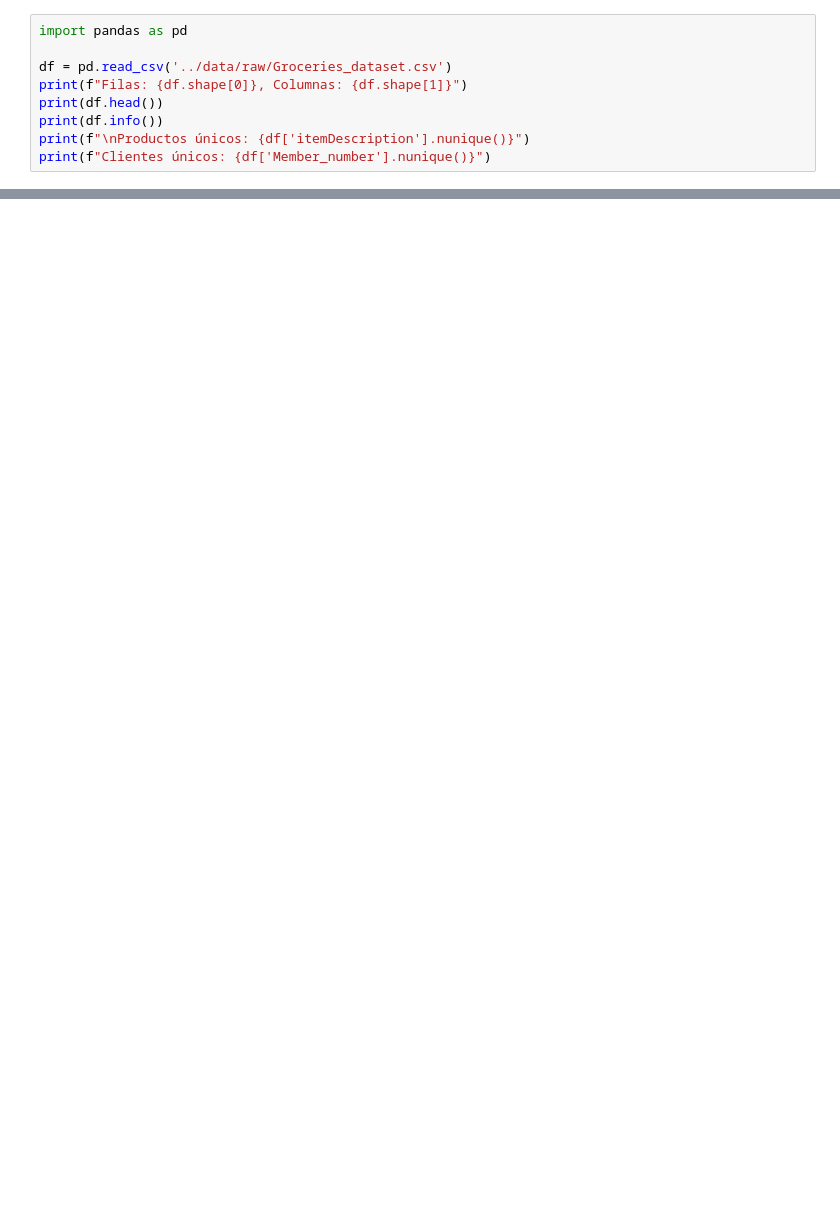
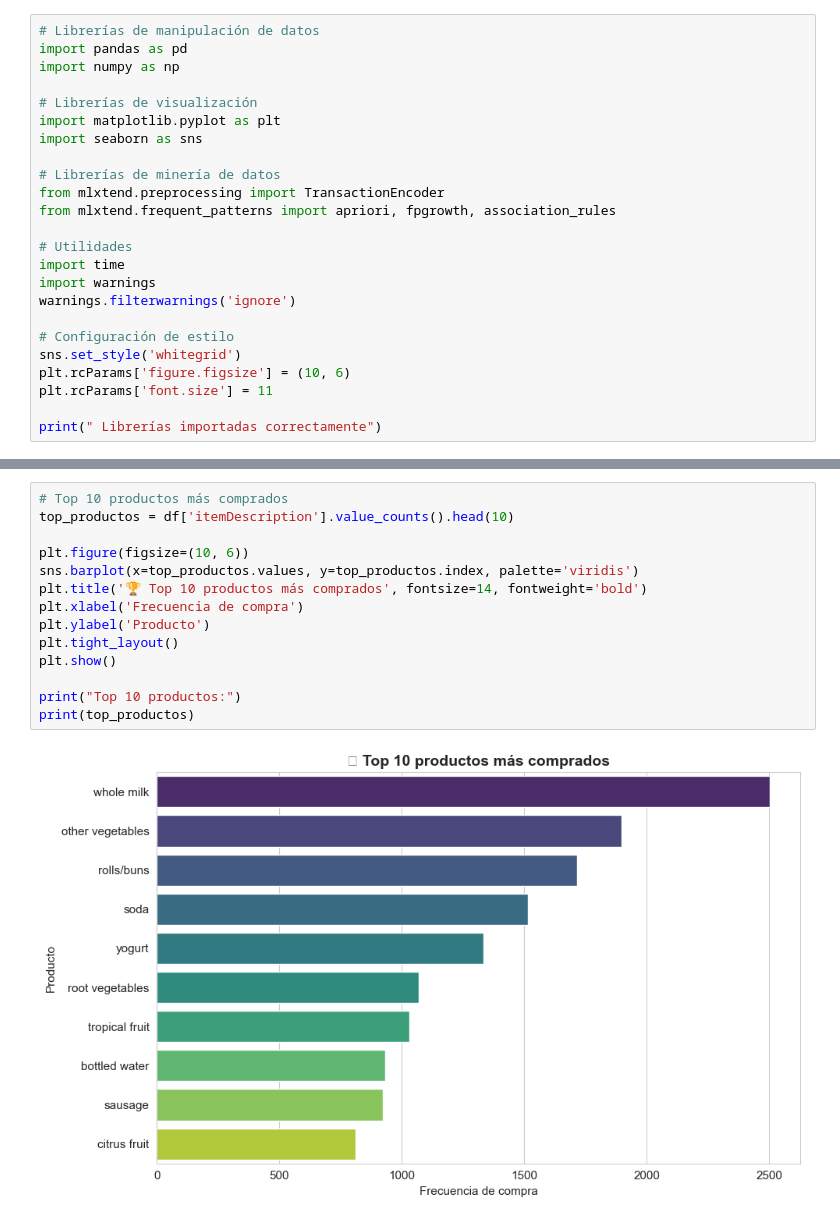
Before and after one commit to vanessabastidas03/market-basket-analysis, a Jupyter notebook: notebooks/exploratory_analysis.ipynb, the cells around one changed output, grey strips where cells are left out. Cells and saved outputs as stored; diff of their text form; blank space fills up the shorter version.

```diff
--- a/notebooks/exploratory_analysis.ipynb
+++ b/notebooks/exploratory_analysis.ipynb
@@ -13,10 +60,25 @@ En esta sección se carga el archivo `Groceries_dataset.csv` y se revisan sus pr
 # %%
+# Librerías de manipulación de datos
 import pandas as pd
+import numpy as np
 
-df = pd.read_csv('../data/raw/Groceries_dataset.csv')
-print(f"Filas: {df.shape[0]}, Columnas: {df.shape[1]}")
-print(df.head())
-print(df.info())
-print(f"\nProductos únicos: {df['itemDescription'].nunique()}")
-print(f"Clientes únicos: {df['Member_number'].nunique()}")
+# Librerías de visualización
+import matplotlib.pyplot as plt
+import seaborn as sns
+
+# Librerías de minería de datos
+from mlxtend.preprocessing import TransactionEncoder
+from mlxtend.frequent_patterns import apriori, fpgrowth, association_rules
+
+# Utilidades
+import time
+import warnings
+warnings.filterwarnings('ignore')
+
+# Configuración de estilo
+sns.set_style('whitegrid')
+plt.rcParams['figure.figsize'] = (10, 6)
+plt.rcParams['font.size'] = 11
+
+print(" Librerías importadas correctamente")
 # %% [output]
@@ -47,0 +164,16 @@ Además, el dataset cuenta con **167 productos únicos** y **3.898 clientes úni
+# %%
+# Top 10 productos más comprados
+top_productos = df['itemDescription'].value_counts().head(10)
+
+plt.figure(figsize=(10, 6))
+sns.barplot(x=top_productos.values, y=top_productos.index, palette='viridis')
+plt.title('🏆 Top 10 productos más comprados', fontsize=14, fontweight='bold')
+plt.xlabel('Frecuencia de compra')
+plt.ylabel('Producto')
+plt.tight_layout()
+plt.show()
+
+print("Top 10 productos:")
+print(top_productos)
+# %% [output]
+[figure, added]
```
Also changed, not shown: parts of 44 cells of this notebook.
